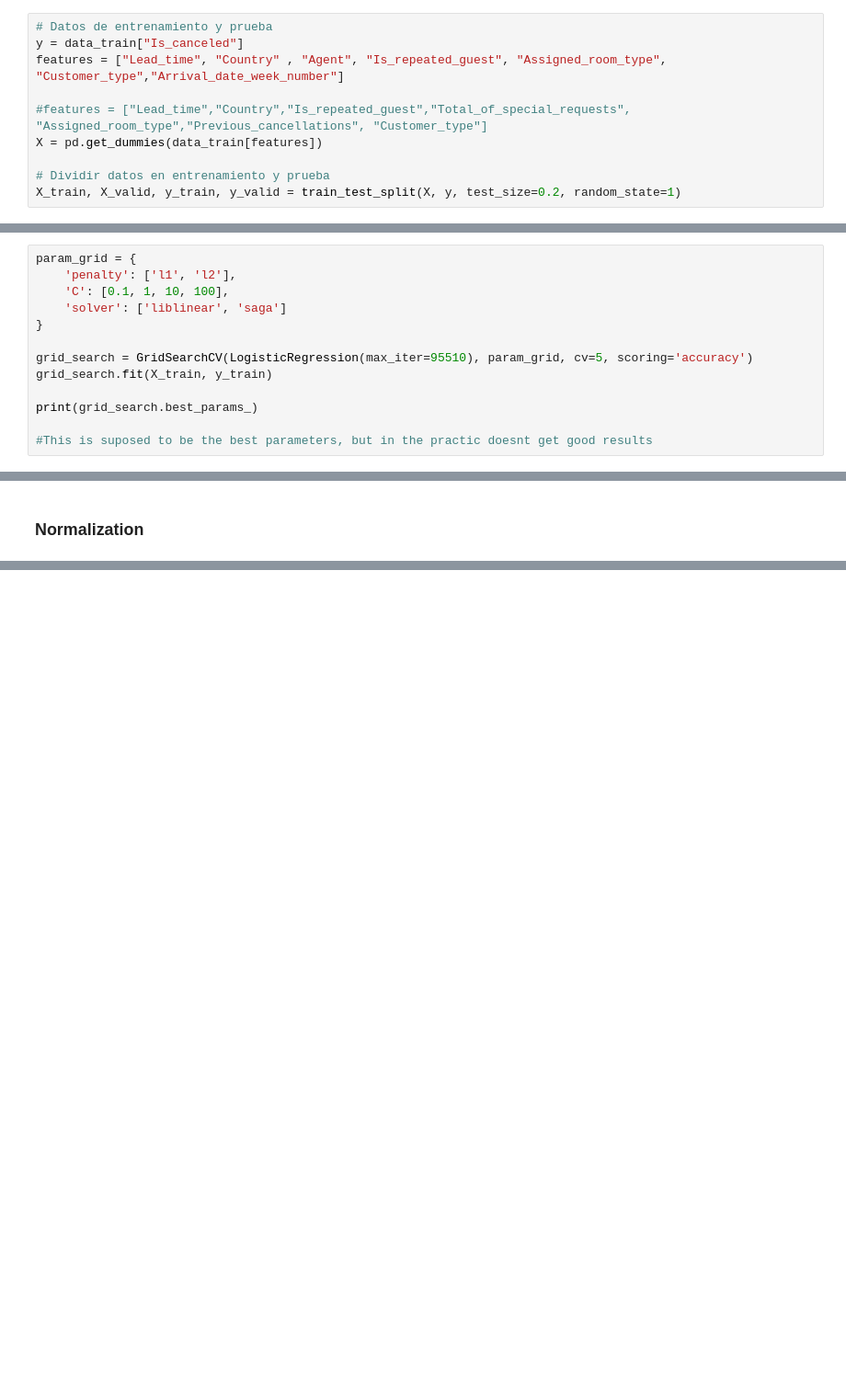
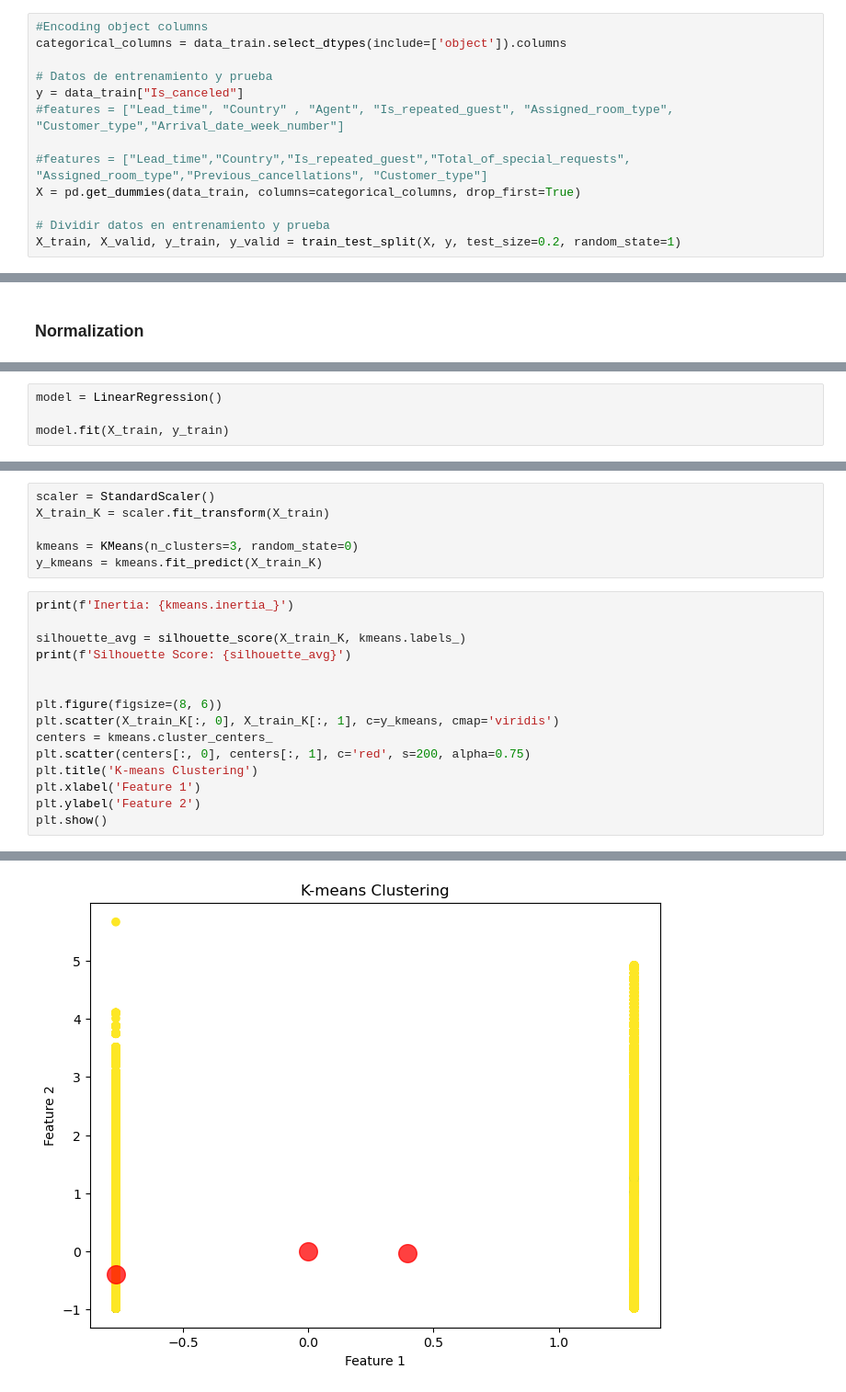
Before and after one commit to darwincsg/Hotel_Analysis, a Jupyter notebook: Machine_Learning/TdC3.ipynb, the cells around one changed output, grey strips where cells are left out. Shown at 92% size. Cells and saved outputs as stored; diff of their text form; blank space fills up the shorter version.

```diff
--- a/Machine_Learning/TdC3.ipynb
+++ b/Machine_Learning/TdC3.ipynb
@@ -106,12 +109,15 @@ data_test.head(20)
 data_train.to_csv('train.csv', index=False)
 data_test.to_csv('test.csv', index=False)
 # %%
+#Encoding object columns
+categorical_columns = data_train.select_dtypes(include=['object']).columns
+
 # Datos de entrenamiento y prueba
 y = data_train["Is_canceled"]
-features = ["Lead_time", "Country" , "Agent", "Is_repeated_guest", "Assigned_room_type", "Customer_type","Arrival_date_week_number"]
+#features = ["Lead_time", "Country" , "Agent", "Is_repeated_guest", "Assigned_room_type", "Customer_type","Arrival_date_week_number"]
 
 #features = ["Lead_time","Country","Is_repeated_guest","Total_of_special_requests", "Assigned_room_type","Previous_cancellations", "Customer_type"]
-X = pd.get_dummies(data_train[features])
+X = pd.get_dummies(data_train, columns=categorical_columns, drop_first=True)
 
 # Dividir datos en entrenamiento y prueba
 X_train, X_valid, y_train, y_valid = train_test_split(X, y, test_size=0.2, random_state=1)
@@ -254,13 +259,0 @@ weighted avg       0.75      0.76      0.75     23878
-# %%
-param_grid = {
-    'penalty': ['l1', 'l2'],
-    'C': [0.1, 1, 10, 100],
-    'solver': ['liblinear', 'saga']
-}
-
-grid_search = GridSearchCV(LogisticRegression(max_iter=95510), param_grid, cv=5, scoring='accuracy')
-grid_search.fit(X_train, y_train)
-
-print(grid_search.best_params_)
-
-#This is suposed to be the best parameters, but in the practic doesnt get good results
@@ -324,0 +319,4 @@ weighted avg       0.75      0.76      0.75     23878
+# %%
+model = LinearRegression()
+
+model.fit(X_train, y_train)
@@ -324,0 +402,22 @@ weighted avg       0.75      0.76      0.75     23878
+# %%
+scaler = StandardScaler()
+X_train_K = scaler.fit_transform(X_train)
+
+kmeans = KMeans(n_clusters=3, random_state=0)
+y_kmeans = kmeans.fit_predict(X_train_K)
+# %%
+print(f'Inertia: {kmeans.inertia_}')
+
+silhouette_avg = silhouette_score(X_train_K, kmeans.labels_)
+print(f'Silhouette Score: {silhouette_avg}')
+
+
+plt.figure(figsize=(8, 6))
+plt.scatter(X_train_K[:, 0], X_train_K[:, 1], c=y_kmeans, cmap='viridis')
+centers = kmeans.cluster_centers_
+plt.scatter(centers[:, 0], centers[:, 1], c='red', s=200, alpha=0.75)
+plt.title('K-means Clustering')
+plt.xlabel('Feature 1')
+plt.ylabel('Feature 2')
+plt.show()
+# %% [output]
@@ -324,0 +426 @@ weighted avg       0.75      0.76      0.75     23878
+[figure, added]
```
Also changed, not shown: parts of 27 cells of this notebook.
